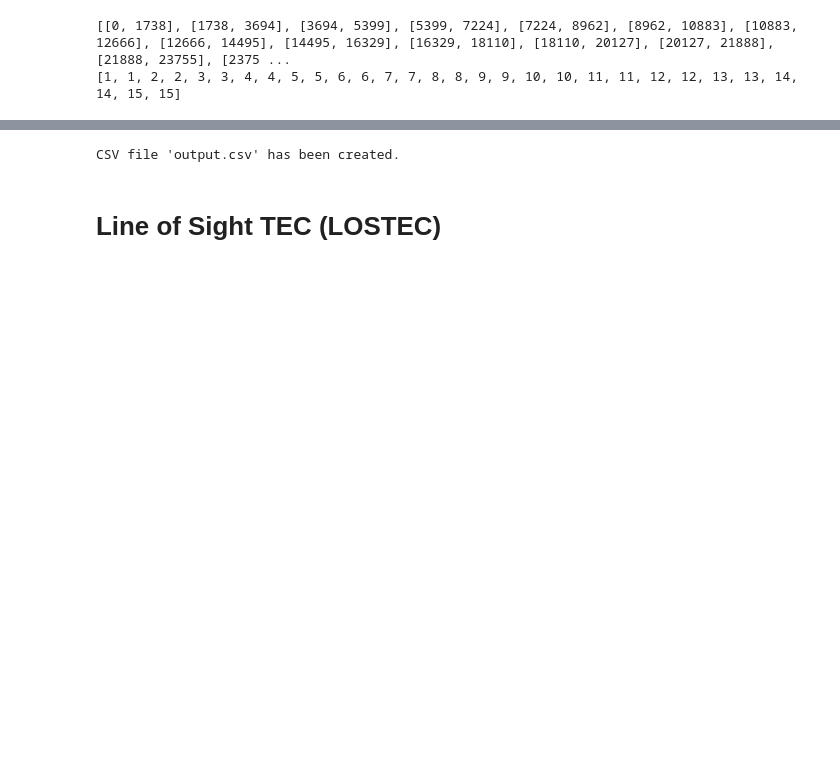
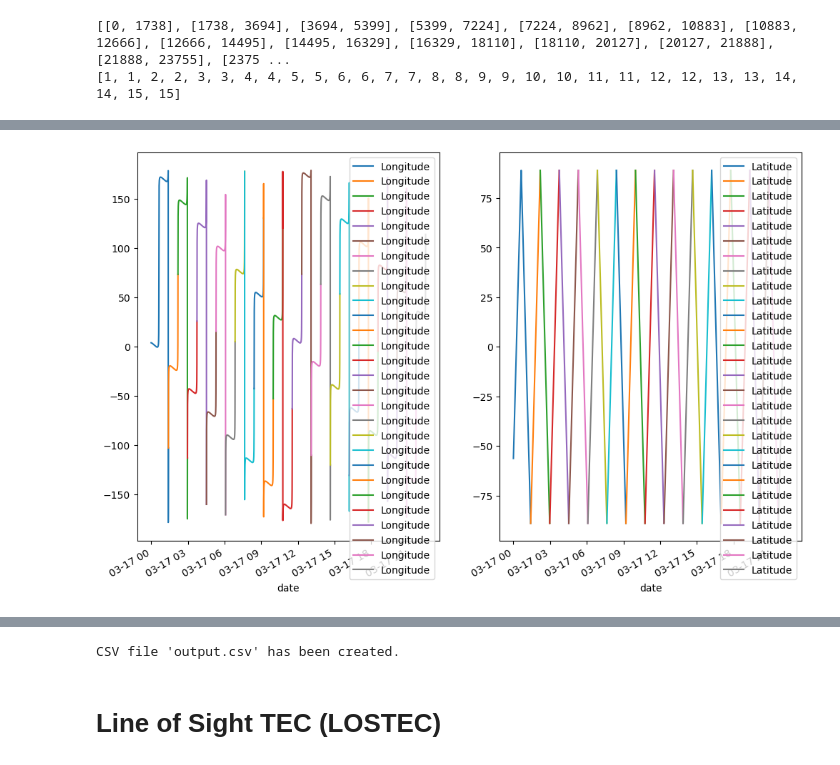
Before and after one commit to abukowski21/sat-interp-tid-analysis, a Jupyter notebook: esa_lostec.ipynb, the cells around one changed output, grey strips where cells are left out. Cells and saved outputs as stored; diff of their text form; code cells hidden in the pictures; blank space fills up the shorter version.

```diff
--- a/esa_lostec.ipynb
+++ b/esa_lostec.ipynb
@@ -146,0 +251,20 @@ print(orbit_num)
+# %%
+fig = plt.figure(figsize=(12,8))
+ax1 = fig.add_subplot(1,2,1)
+ax2 = fig.add_subplot(1,2,2)
+
+orbit_dfs = []
+
+pt0 = 0
+
+for split in peaks[1:-1]:
+
+
+    orbit_dfs.append(df17.iloc[pt0:split])
+
+    pt0 = split
+
+    orbit_dfs[-1].plot(x='date', y='Longitude', ax=ax1)
+    orbit_dfs[-1].plot(x='date', y='Latitude', ax=ax2)
+    print(orbit_dfs[-1].date.min(),  orbit_dfs[-1].date.max())
+# %% [output]
@@ -146,0 +288 @@ print(orbit_num)
+[figure, added]
```
Also changed, not shown: parts of 15 cells of this notebook.
